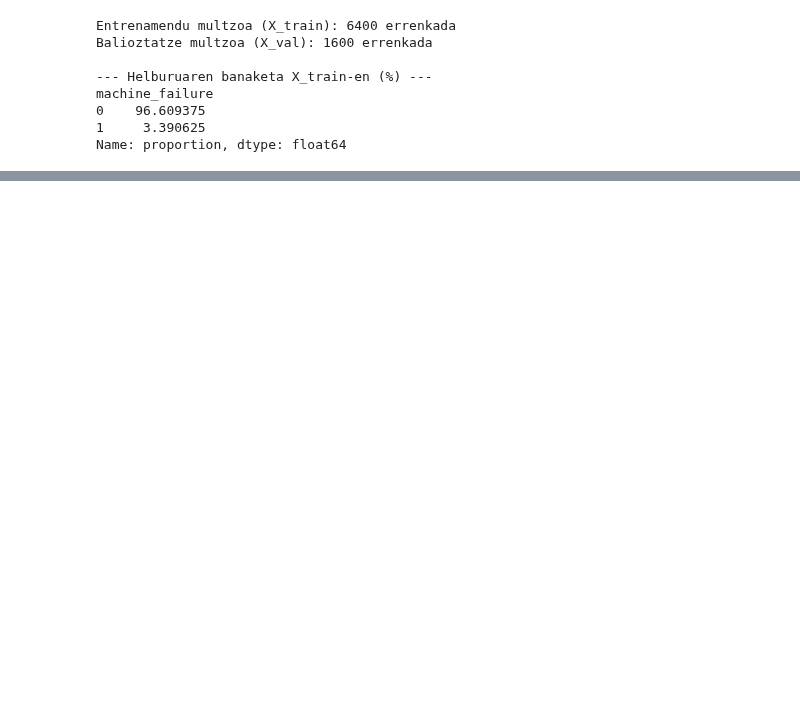
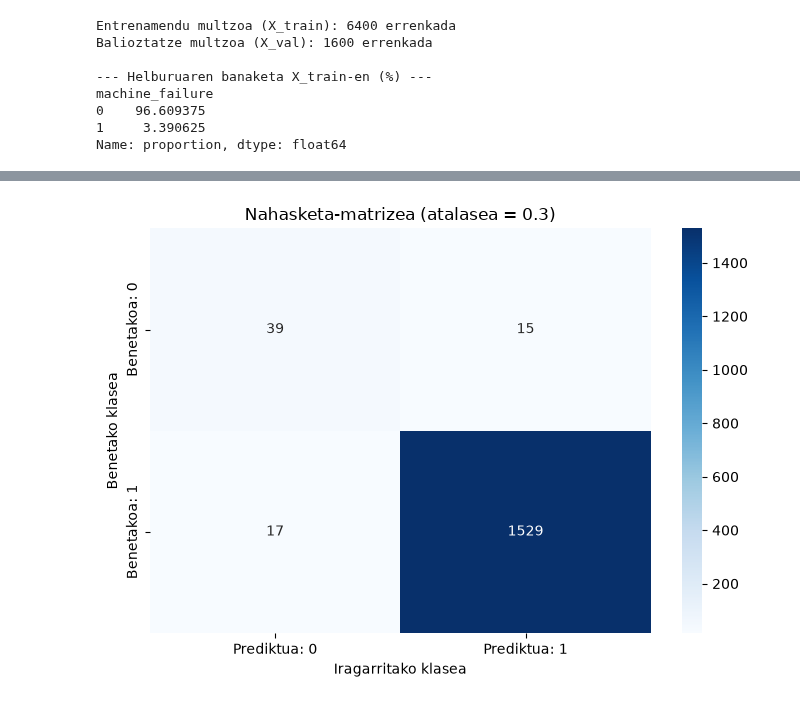
Before and after one commit to AABD-Ethazi-2627/T3-erronka1, a Jupyter notebook: notebooks/02_training_TEMPLATE.ipynb, the cells around one changed output, grey strips where cells are left out. Cells and saved outputs as stored; diff of their text form; code cells hidden in the pictures; blank space fills up the shorter version.

Commit message:
Ebaluazio partea eta modeloaren kodigoa ordenatu

```diff
--- a/notebooks/02_training_TEMPLATE.ipynb
+++ b/notebooks/02_training_TEMPLATE.ipynb
@@ -359,0 +289,97 @@ weighted avg       0.98      0.98      0.98      1600
+# %%
+# Makina bakoitzak hutsegitea izateko duen probabilitatea kalkulatu
+y_probs = model.predict_proba(X_val)[:, 1]
+
+# Erabaki-atalasea definitu
+umbrala = 0.30
+y_pred = (y_probs >= umbrala).astype(int) # Probabilitateak klase prediktu bihurtu
+
+# CLASSIFICATION REPORT: SAILKAPEN-METRIKAK
+print("--- SAILKAPEN TXOSTENA (CLASSIFICATION REPORT) ---")
+print(classification_report(
+    y_val,
+    y_pred,
+    labels=[0, 1],
+    target_names=['Ez hutsegitea (0)', 'Hutsegitea (1)'],
+    digits=4,
+    zero_division=0
+))
+
+# NAHASMEN-MATRIZEA (CONFUSION MATRIX)
+# Matrizea ohiko ordenan kalkulatu: 0 eta 1
+cm = confusion_matrix(y_val, y_pred, labels=[1, 0])
+print("\n--- NAHASKETA-MATRIZEA ---")
+print(cm)
+
+# Matrizearen emaitzak atera
+# TN: benetako negatiboak
+# FP: positibo faltsuak
+# FN: negatibo faltsuak
+# TP: benetako positiboak
+tn, fp, fn, tp = cm.ravel()
+
+print("\n--- EMAITZEN ZENBAKETA ---")
+print(f"True Negatives (TN): {tn}")
+print(f"False Positives (FP): {fp}")
+print(f"False Negatives (FN): {fn}")
+print(f"True Positives (TP): {tp}")
+
+# Nahasmen matrizearen irudikapena
+plt.figure(figsize=(7, 5))
+
+sns.heatmap(
+    cm,
+    annot=True,
+    fmt='d',
+    cmap='Blues',
+    xticklabels=['Prediktua: 0', 'Prediktua: 1'],
+    yticklabels=['Benetakoa: 0', 'Benetakoa: 1']
+)
+
+plt.xlabel('Iragarritako klasea')
+plt.ylabel('Benetako klasea')
+plt.title(f'Nahasketa-matrizea (atalasea = {umbrala})')
+plt.tight_layout()
+plt.show()
+
+
+# EBALUAZIO METRIKAK
+accuracy = accuracy_score(y_val, y_pred)
+precision = precision_score(y_val, y_pred, zero_division=0)
+recall = recall_score(y_val, y_pred, zero_division=0)
+f1 = f1_score(y_val, y_pred, zero_division=0)
+
+print("\n--- METRIKA NAGUSIAK ---")
+print(f"Accuracy:  {accuracy:.4f}")
+print(f"Precision: {precision:.4f}")
+print(f"Recall:    {recall:.4f}")
+print(f"F1-score:  {f1:.4f}")
+
+# HUTSEGITE DETEKTATU GABEEN EHUNEKOA
+
+# Benetako hutsegite guztien artean zenbat ez diren detektatu kalkulatu
+hutsegite_kop = tp + fn
+
+if hutsegite_kop > 0:
+    detektatu_gabeak = fn / hutsegite_kop * 100
+
+    print(
+        f"\nDetektatu gabeko hutsegiteak: "
+        f"{fn} ({detektatu_gabeak:.2f}%)"
+    )
+else:
+    print("\nEz dago benetako hutsegiterik balioztatze-multzoan.")
+
+
+# EMAITZEN INTERPRETAZIORAKO OHARRAK
+
+print("\n--- EMAITZEN INTERPRETAZIOA ---")
+print(f"Benetako hutsegite detektatuak (TP): {tp}")
+print(f"Hutsegite detektatu gabeak (FN): {fn}")
+print(f"Alerta faltsuak (FP): {fp}")
+
+print(
+    "\nRecall-a garrantzitsua da, benetako hutsegiteetatik "
+    "zenbat detektatzen diren adierazten duelako."
+)
+# %% [output]
@@ -359,0 +406 @@ weighted avg       0.98      0.98      0.98      1600
+[figure, added]
```
Also changed, not shown: parts of 14 cells of this notebook.
